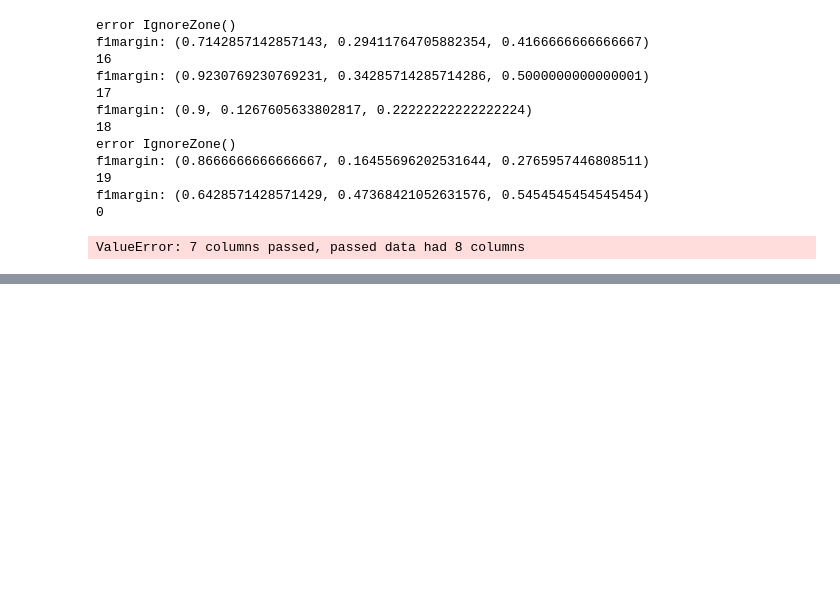
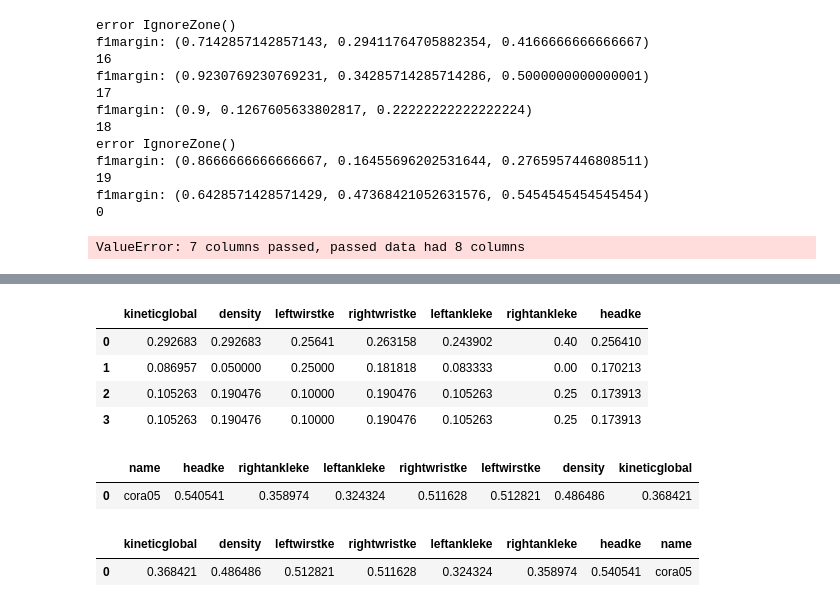
Before and after one commit to mosenco/CUSUMMO, a Jupyter notebook: generateAllResultClaspALL.ipynb, the cells around one changed output, grey strips where cells are left out. Saved outputs shown, nothing was run; the diff lists cells and outputs as text; code cells hidden in the pictures; blank space fills up the shorter version.

```diff
--- a/generateAllResultClaspALL.ipynb
+++ b/generateAllResultClaspALL.ipynb
@@ -342,7 +343,7 @@ test
 | 0 | 1 | 2 | 3 | 4 |
 | 1 | 1 | 2 | 3 | 4 |
 # %%
-cleaned_array = [s[3:-10] for s in timeseries]
+cleaned_array = [s[3:-7] for s in timeseries]
 outdf = pd.DataFrame({"name":cleaned_array})
 
 
@@ -484,0 +500,20 @@ ValueError: 7 columns passed, passed data had 8 columns
+# %%
+outdf2 = pd.concat([outdf2, pd.DataFrame([f1_list], columns = outdf2.columns)], ignore_index=True)
+outdf2
+# %% [output]
+|  | kineticglobal | density | leftwirstke | rightwristke | leftankleke | rightankleke | headke |
+| 0 | 0.292683 | 0.292683 | 0.25641 | 0.263158 | 0.243902 | 0.40 | 0.256410 |
+| 1 | 0.086957 | 0.050000 | 0.25000 | 0.181818 | 0.083333 | 0.00 | 0.170213 |
+| 2 | 0.105263 | 0.190476 | 0.10000 | 0.190476 | 0.105263 | 0.25 | 0.173913 |
+| 3 | 0.105263 | 0.190476 | 0.10000 | 0.190476 | 0.105263 | 0.25 | 0.173913 |
+# %%
+outdf3 = outdf2.iloc[:, ::-1]
+outdf3
+# %% [output]
+|  | name | headke | rightankleke | leftankleke | rightwristke | leftwirstke | density | kineticglobal |
+| 0 | cora05 | 0.540541 | 0.358974 | 0.324324 | 0.511628 | 0.512821 | 0.486486 | 0.368421 |
+# %%
+outdf2
+# %% [output]
+|  | kineticglobal | density | leftwirstke | rightwristke | leftankleke | rightankleke | headke | name |
+| 0 | 0.368421 | 0.486486 | 0.512821 | 0.511628 | 0.324324 | 0.358974 | 0.540541 | cora05 |
```
Also changed, not shown: parts of 4 cells of this notebook, 1 other file.
